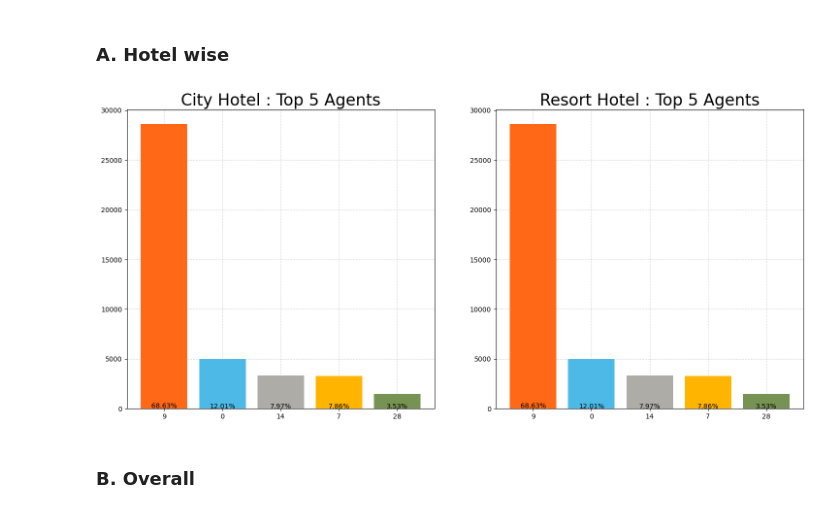
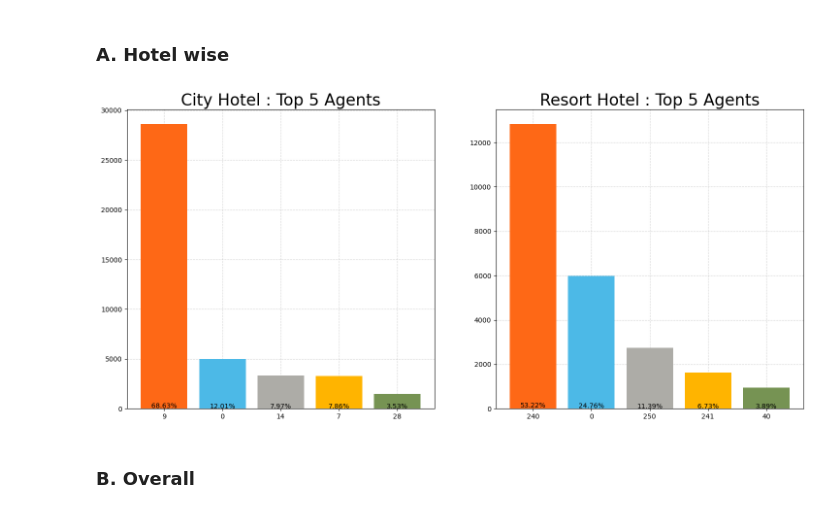
Before and after one commit to HarshitLaloriya/EDA-on-Hotel-Booking-Dataset, a Jupyter notebook: Hotel_Booking_EDA.ipynb, the cells around one changed output. Cells and saved outputs as stored; diff of their text form; code cells hidden in the pictures.

```diff
--- a/Hotel_Booking_EDA.ipynb
+++ b/Hotel_Booking_EDA.ipynb
@@ -393,9 +393,9 @@ my_plot(hotel= resort, column='is_canceled',graph='pie', title='Resort Hotel', p
 ### A. Hotel wise
 # %%
 my_plot(column='agent', hotel=city, top_x= 5, title="City Hotel : Top 5 Agents")
-my_plot(column='agent', hotel=city, top_x= 5, title="Resort Hotel : Top 5 Agents", subplot=2)
+my_plot(column='agent', hotel=resort, top_x= 5, title="Resort Hotel : Top 5 Agents", subplot=2)
 # %% [output]
-[figure, old version]
+[figure, new version]
 # %% [markdown]
 ### B. Overall
 # %%
```
Also changed, not shown: parts of 4 cells of this notebook.
